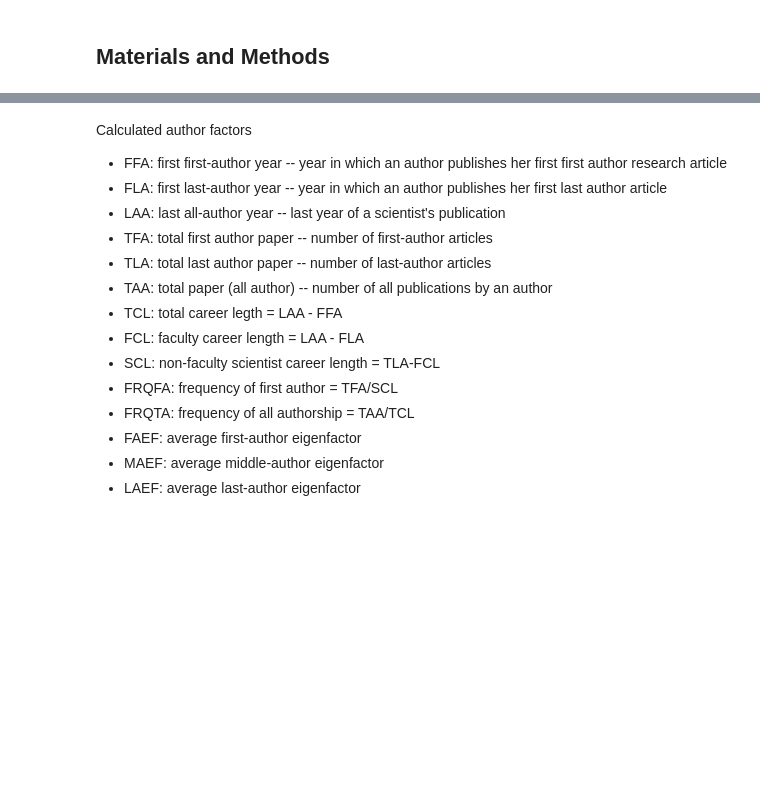
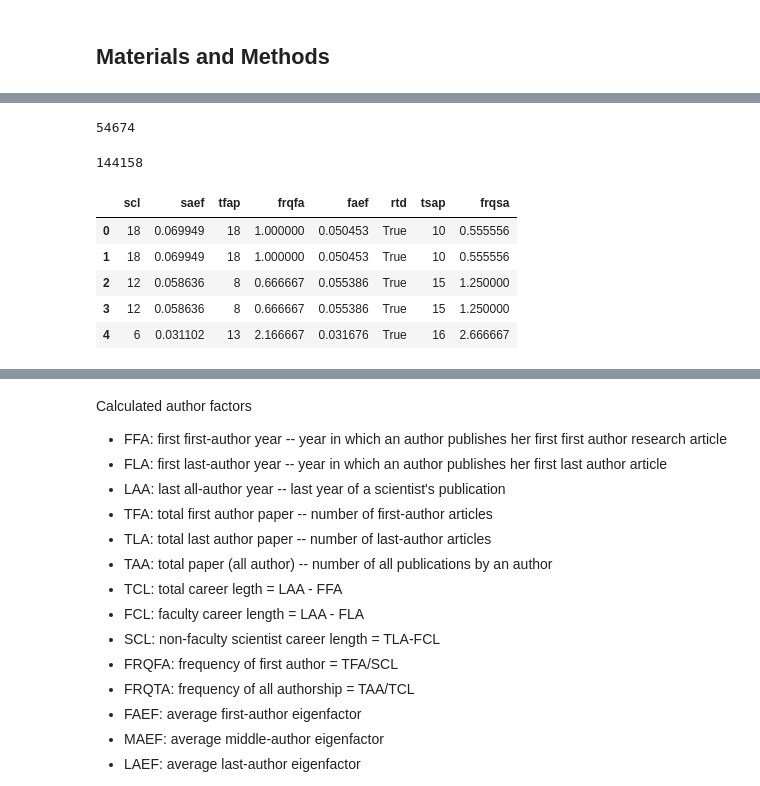
Before and after one commit to shinwachi/cs109_firstOrPerish, a Jupyter notebook: final_processbook/process_book.ipynb, the cells around one changed output, grey strips where cells are left out. Drawn from its saved outputs; the diff is of its cells as text; code cells hidden in the pictures; blank space fills up the shorter version.

```diff
--- a/final_processbook/process_book.ipynb
+++ b/final_processbook/process_book.ipynb
@@ -32,0 +85,46 @@ A significant amount of effort has been spent on obtaining and processing the da
+# %%
+np.sum(data.la == True)
+# %% [output]
+54674
+# %%
+np.sum(data.la == False)
+# %% [output]
+144158
+# %%
+analysisData = data.copy()
+analysisData.fillna(0, inplace=True)
+analysisData = analysisData.drop('author',1)
+analysisData = analysisData.drop('salary',1)
+# total scientist author paper
+analysisData['tsap'] = analysisData.taap-analysisData.tlap
+analysisData['frqsa'] = analysisData.tsap/analysisData.scl
+# Storing LA values as target label, and dropping the LA dependent values, as well as dates
+Y = analysisData['la'].values
+
+analysisData = analysisData.drop('maef',1) # this is redundant with saef
+
+# year of the author is not considered, as it is not useful for future predictions
+analysisData = analysisData.drop('ffay',1)
+analysisData = analysisData.drop('laay',1)
+analysisData = analysisData.drop('flay',1)
+
+# the following are last-author (LA) dependent values
+analysisData = analysisData.drop('la',1)
+analysisData = analysisData.drop('fcl',1)
+analysisData = analysisData.drop('tcl',1)
+analysisData = analysisData.drop('tlap',1)
+analysisData = analysisData.drop('laef',1)
+analysisData = analysisData.drop('taap',1)
+analysisData = analysisData.drop('frqta',1)
+
+
+
+analysisData = analysisData.convert_objects(convert_numeric=True)
+analysisData.head()
+# %% [output]
+|  | scl | saef | tfap | frqfa | faef | rtd | tsap | frqsa |
+| 0 | 18 | 0.069949 | 18 | 1.000000 | 0.050453 | True | 10 | 0.555556 |
+| 1 | 18 | 0.069949 | 18 | 1.000000 | 0.050453 | True | 10 | 0.555556 |
+| 2 | 12 | 0.058636 | 8 | 0.666667 | 0.055386 | True | 15 | 1.250000 |
+| 3 | 12 | 0.058636 | 8 | 0.666667 | 0.055386 | True | 15 | 1.250000 |
+| 4 | 6 | 0.031102 | 13 | 2.166667 | 0.031676 | True | 16 | 2.666667 |
```
Also changed, not shown: parts of 21 cells of this notebook.
